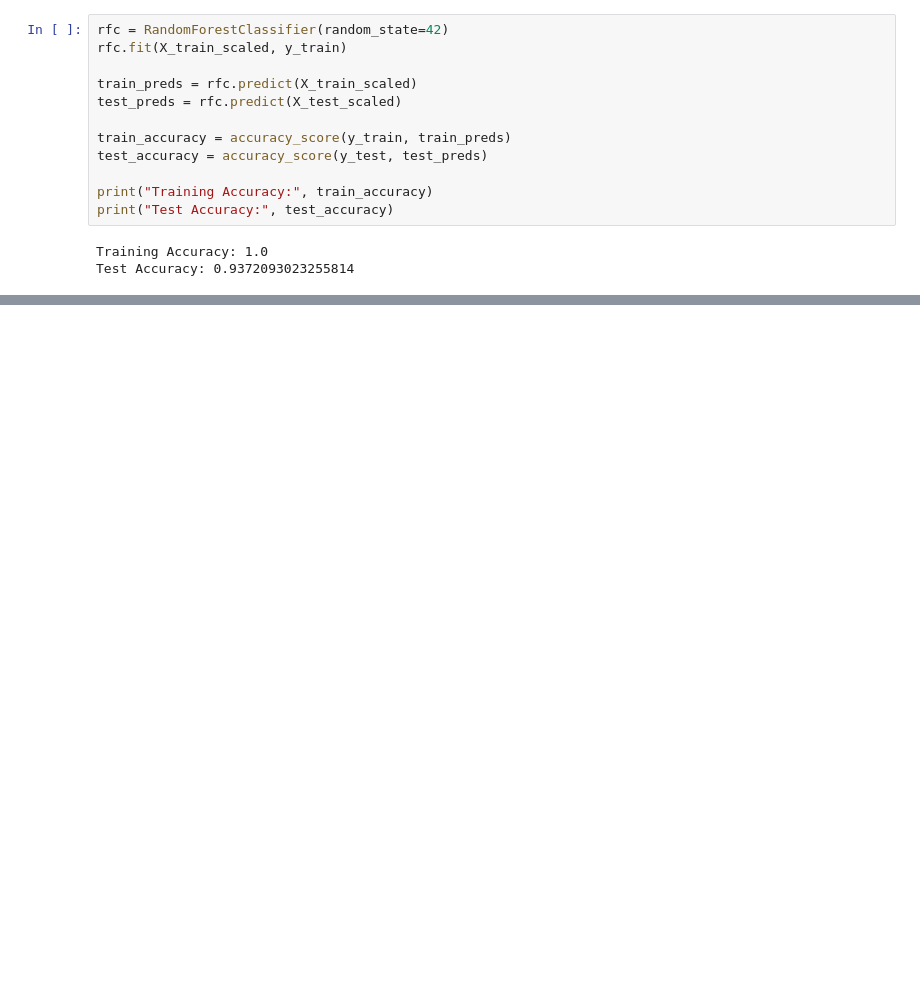
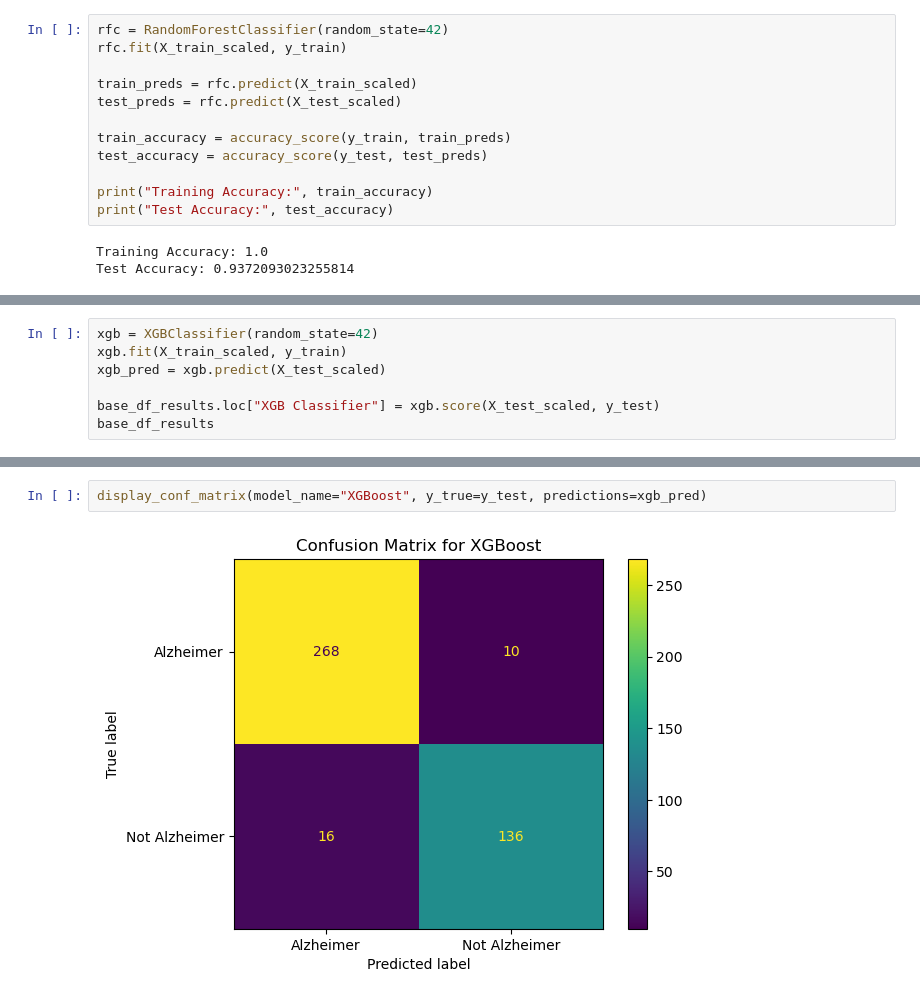
Before and after one commit to barissucuoglu/Data-Science-Playground, a Jupyter notebook: ML/Alzheimer's Disease Prediction.ipynb, the cells around one changed output, grey strips where cells are left out. Cells and saved outputs as stored; diff of their text form; blank space fills up the shorter version.

```diff
--- a/ML/Alzheimer's Disease Prediction.ipynb
+++ b/ML/Alzheimer's Disease Prediction.ipynb
@@ -1355,0 +1431,7 @@ Test Accuracy: 0.9372093023255814
+# %%
+xgb = XGBClassifier(random_state=42)
+xgb.fit(X_train_scaled, y_train)
+xgb_pred = xgb.predict(X_test_scaled)
+
+base_df_results.loc["XGB Classifier"] = xgb.score(X_test_scaled, y_test)
+base_df_results
@@ -1355,0 +1457,4 @@ Test Accuracy: 0.9372093023255814
+# %%
+display_conf_matrix(model_name="XGBoost", y_true=y_test, predictions=xgb_pred)
+# %% [output]
+[figure, added]
```
Also changed, not shown: parts of 65 cells of this notebook.
